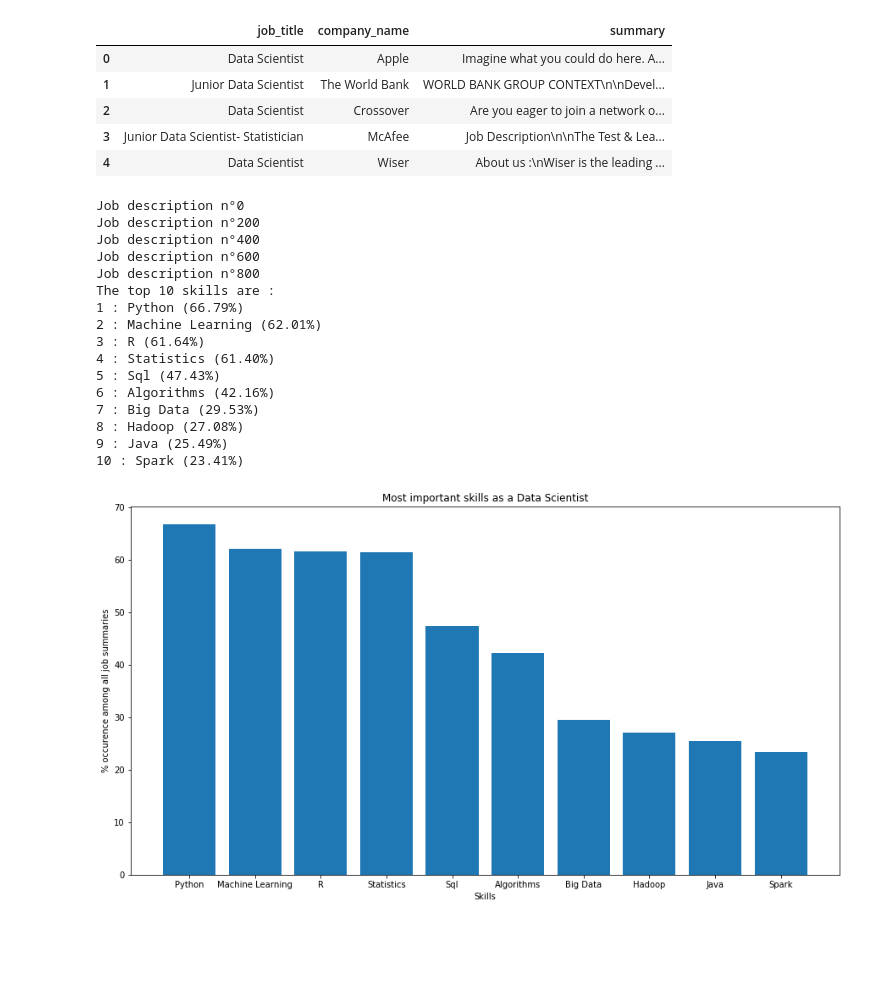
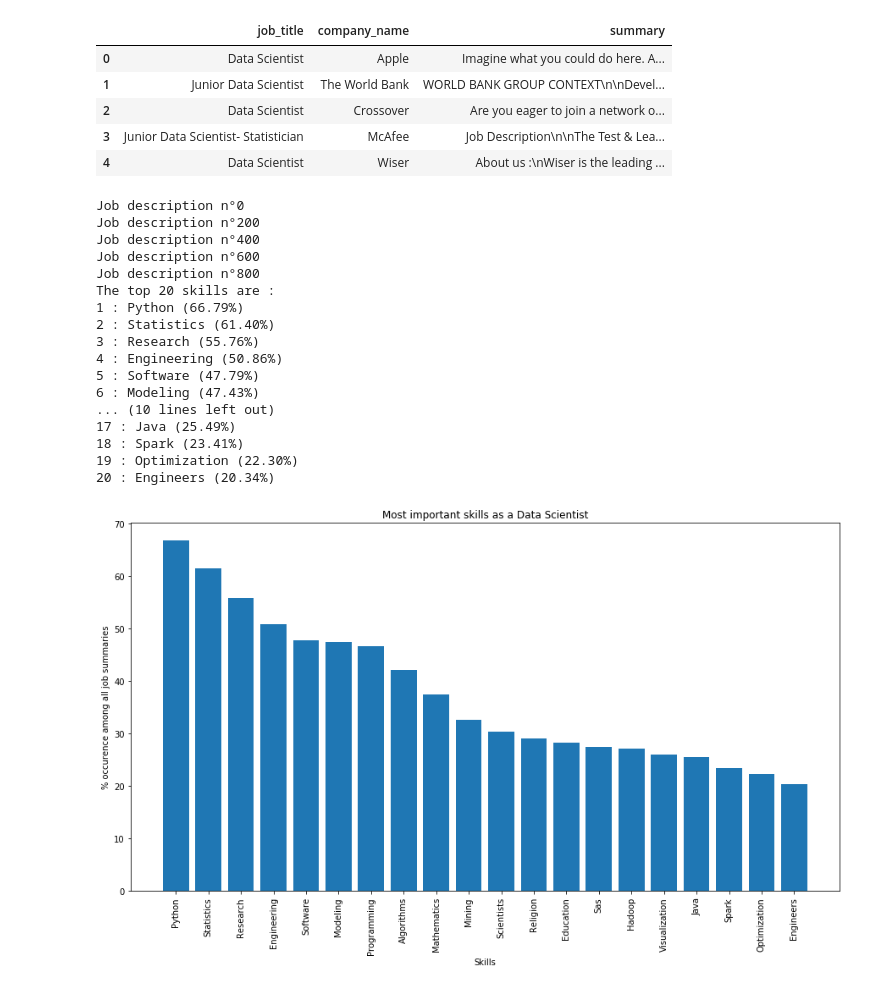
Before and after one commit to david043/Data-Science-Skills-Recommendation, a Jupyter notebook: MVP_Job_Skills.ipynb, the cells around one changed output. Saved outputs shown, nothing was run; the diff lists cells and outputs as text; code cells hidden in the pictures; blank space fills up the shorter version.

```diff
--- a/MVP_Job_Skills.ipynb
+++ b/MVP_Job_Skills.ipynb
@@ -4,9 +14,10 @@ import pandas as pd
 # %%
-df_ds = pd.read_csv('./data/output_data_scientist.csv')
-df_da = pd.read_csv('./data/output-data-analyst.csv')
-df_de = pd.read_csv('./data/output-data-engineer.csv')
-df_bi = pd.read_csv('./data/output-bi.csv')
+df_ds = pd.read_csv('./job_summaries/output_data_scientist.csv')
+df_da = pd.read_csv('./job_summaries/output-data-analyst.csv')
+df_de = pd.read_csv('./job_summaries/output-data-engineer.csv')
+df_bi = pd.read_csv('./job_summaries/output-bi.csv')
 
+frames = pd.concat([df_ds, df_da, df_de, df_bi])
 df_ds.head()
 # %% [output]
 |  | job_title | company_name | summary |
@@ -15,12 +26,25 @@ df_ds.head()
 | 2 | Data Scientist | Crossover | Are you eager to join a network o... |
 | 3 | Junior Data Scientist- Statistician | McAfee | Job Description\n\nThe Test & Lea... |
 | 4 | Data Scientist | Wiser | About us :\nWiser is the leading ... |
+# %%
+import json
+from itertools import chain
+
+skills_json = pd.read_json('linkedin_topics_7-23-17.json')
+
+tmp_skills = skills_json.apply(
+    lambda x : list(chain.from_iterable([list(x['skills'].keys()) if x['skills'] is not None else [],
+                                         x['topSkills'] if x['topSkills'] is not None else []])), axis = 1)
+
+skills_list = list(set(chain.from_iterable(tmp_skills)))
+
+skills_list = [x.lower() for x in skills_list]
 # %%
-skills_list = ['python', 'sql', 'hadoop', 'spark', 'aws', 'r', 'big data', 'machine learning', 'deep learning',
+"""skills_list = ['python', 'sql', 'hadoop', 'spark', 'aws', 'r', 'big data', 'machine learning', 'deep learning',
                'sklearn', 'scikit-learn', 'HTML5' , 'javascript', 'jquery', 'excel', 'powerpoint', 'scala', 'java',
               'c++', 'hive', 'NLP', 'CART', 'SVM', 'regression', 'statistics', 'mapreduce', 'tableau', 'PyTorch' , 'TensorFlow',
                'Theano', 'Keras', 'algorithms', 'Linear Models', 'Neural Networks', 'Decision Trees', 'Bayesian', 'Clustering',
-               'Anomaly Detection', 'data mining']
+               'Anomaly Detection', 'data mining']"""
 # %%
 from collections import Counter
 import re
@@ -46,9 +70,10 @@ class SkillsExtractor():
         # Deal with double word skill
 
         for skill in list(skills_dict.keys()):
+
             if ' ' in skill:
-                double_word_skill = re.findall(skill.lower(), textfile.lower())
-                skills_dict[skill.title()] = 100 if len(double_word_skill) > 0 else 0
+                double_word_skill = True if skill.lower() in textfile.lower() else False
+                skills_dict[skill.title()] = 100 if double_word_skill else 0
         return skills_dict
 
     def get_skills_df(self, column_name):
@@ -102,29 +127,30 @@ class SkillsExtractor():
     def plot_top_skills(self, top_dict):
         plt.figure(figsize = (15,8))
         plt.bar(range(len(top_dict)), list(top_dict.values()), align='center');
-        plt.xticks(range(len(top_dict)), list(top_dict.keys()));
+        plt.xticks(range(len(top_dict)), list(top_dict.keys()), rotation='vertical');
         plt.xlabel("Skills")
         plt.ylabel("% occurence among all job summaries")
         plt.title('Most important skills as a ' + self.job_title)
 # %%
-sk_ds = SkillsExtractor(df_ds, skills_list, 10, 'Data Scientist')
+sk_ds = SkillsExtractor(df_ds, vocab_inter, 20, 'Data Scientist')
 do_ds = sk_ds.get_top_skills()
 # %% [output]
 Job description n°0
 Job description n°200
 Job description n°400
 Job description n°600
 Job description n°800
-The top 10 skills are :
+The top 20 skills are :
 1 : Python (66.79%)
-2 : Machine Learning (62.01%)
-3 : R (61.64%)
-4 : Statistics (61.40%)
-5 : Sql (47.43%)
-6 : Algorithms (42.16%)
-7 : Big Data (29.53%)
-8 : Hadoop (27.08%)
-9 : Java (25.49%)
-10 : Spark (23.41%)
+2 : Statistics (61.40%)
+3 : Research (55.76%)
+4 : Engineering (50.86%)
+5 : Software (47.79%)
+6 : Modeling (47.43%)
+... (10 lines left out)
+17 : Java (25.49%)
+18 : Spark (23.41%)
+19 : Optimization (22.30%)
+20 : Engineers (20.34%)
-[figure, old version]
+[figure, new version]
 # %%
```
Also changed, not shown: parts of 15 cells of this notebook, 1 other file.
